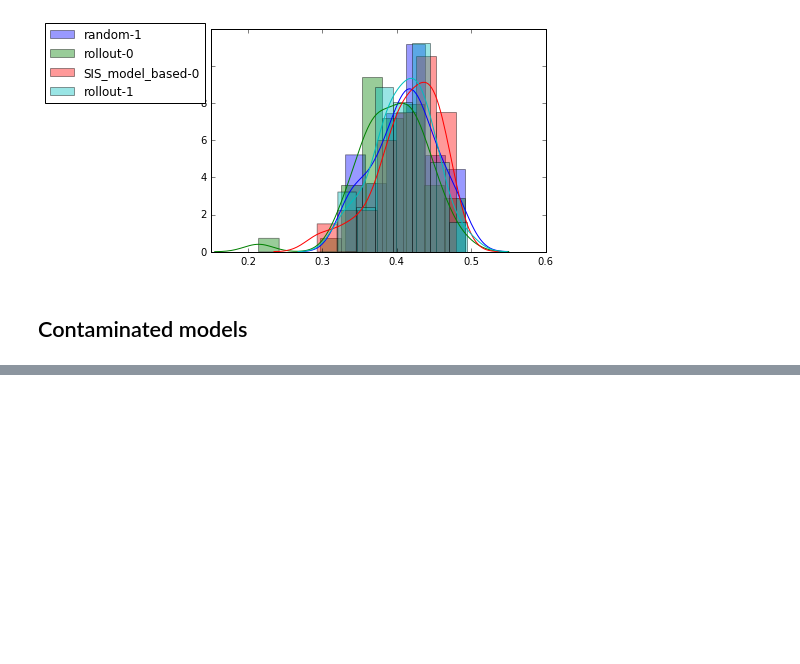
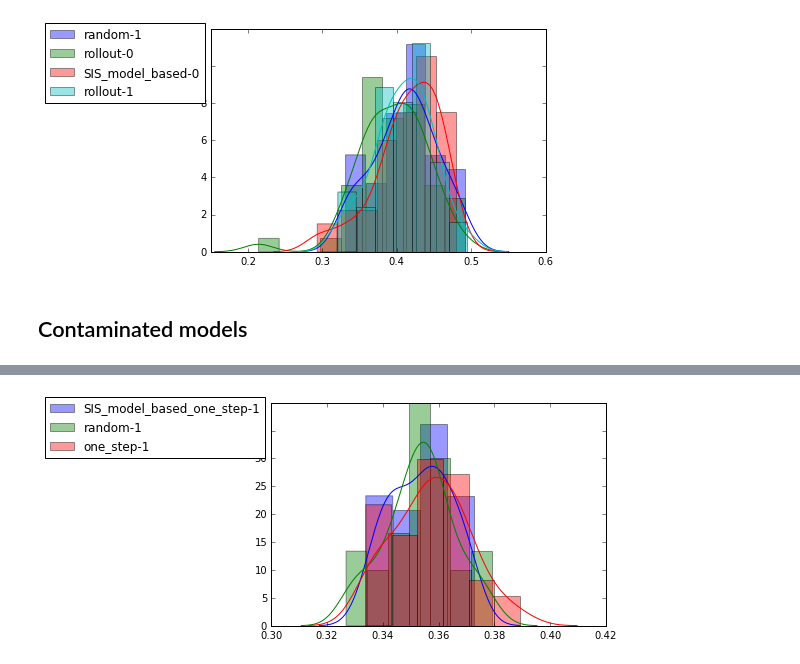
Before and after one commit to jclifton333/spatial-RL, a Jupyter notebook: analysis/results/compare-result-distributions.ipynb, the cells around one changed output, grey strips where cells are left out. Drawn from its saved outputs; the diff is of its cells as text; code cells hidden in the pictures; blank space fills up the shorter version.

```diff
--- a/analysis/results/compare-result-distributions.ipynb
+++ b/analysis/results/compare-result-distributions.ipynb
@@ -76,0 +81,4 @@ plot_results_in_list(file_list_eps0_50)
+# %%
+plot_results_in_list(file_list_eps1_100_h50)
+# %% [output]
+[figure, added]
```
Also changed, not shown: parts of 8 cells of this notebook, 11 other files.
